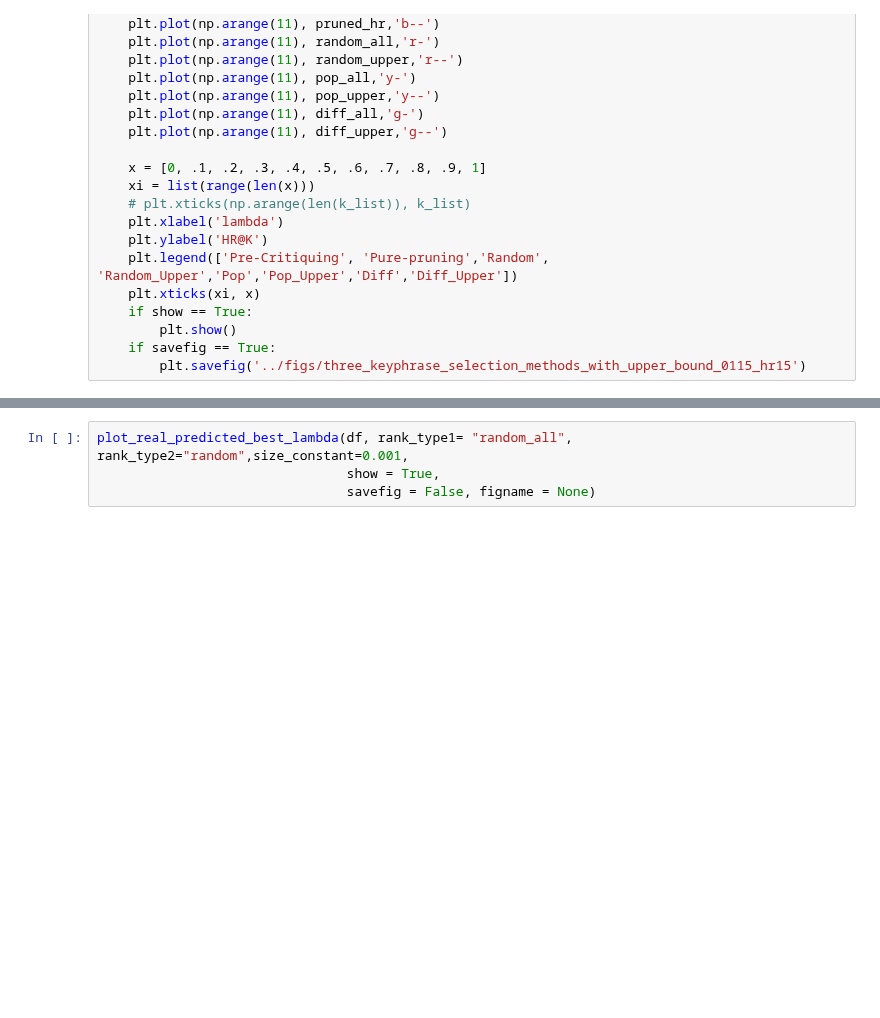
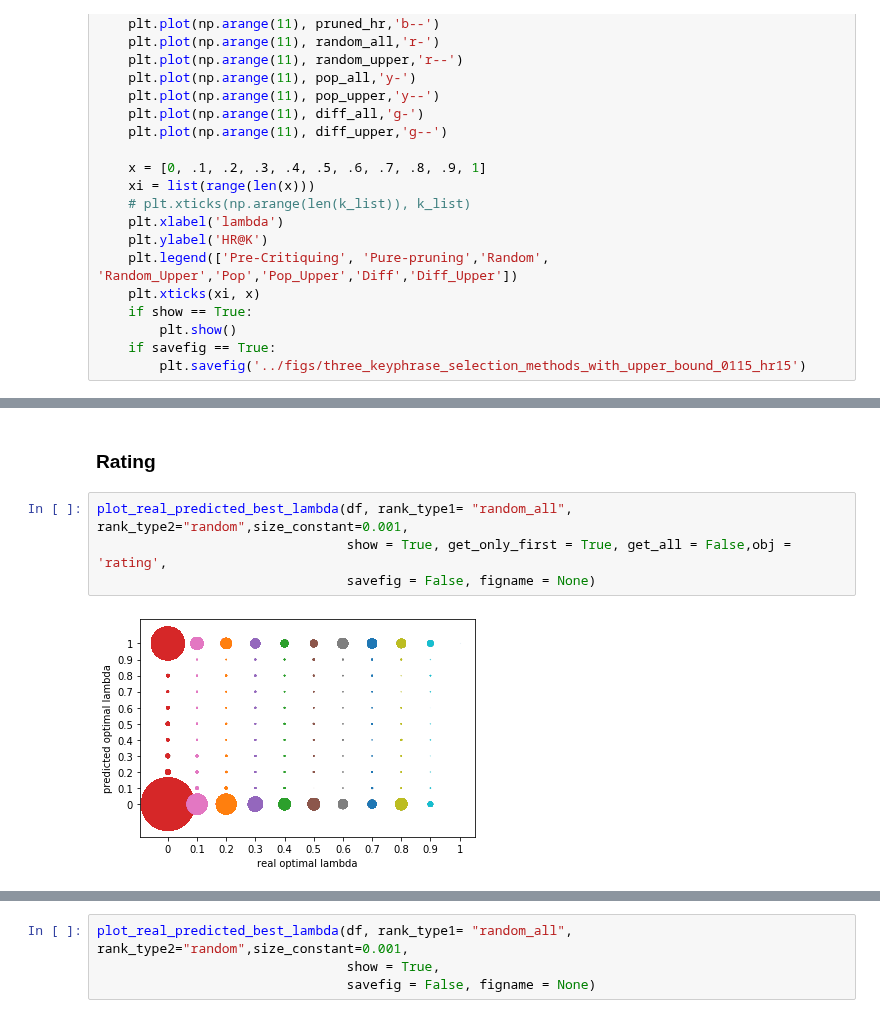
Before and after one commit to litosly/thesis, a Jupyter notebook: Critiques Draft/Single Step Critiquing Rating and Ranking objective Experiment .ipynb, the cells around one changed output, grey strips where cells are left out. Saved outputs shown, nothing was run; the diff lists cells and outputs as text; blank space fills up the shorter version.

```diff
--- a/Critiques Draft/Single Step Critiquing Rating and Ranking objective Experiment .ipynb
+++ b/Critiques Draft/Single Step Critiquing Rating and Ranking objective Experiment .ipynb
@@ -1535,3 +1731,11 @@ plot_real_predicted_best_lambda(df, rank_type1= "diff_all", rank_type2="diff",si
                                 savefig = False, figname = None)
 # %% [output]
 [figure]
+# %% [markdown]
+### Rating
+# %%
+plot_real_predicted_best_lambda(df, rank_type1= "random_all", rank_type2="random",size_constant=0.001,
+                                show = True, get_only_first = True, get_all = False,obj = 'rating',
+                                savefig = False, figname = None)
+# %% [output]
+[figure, added]
```
Also changed, not shown: parts of 22 cells of this notebook, 2 other files.
